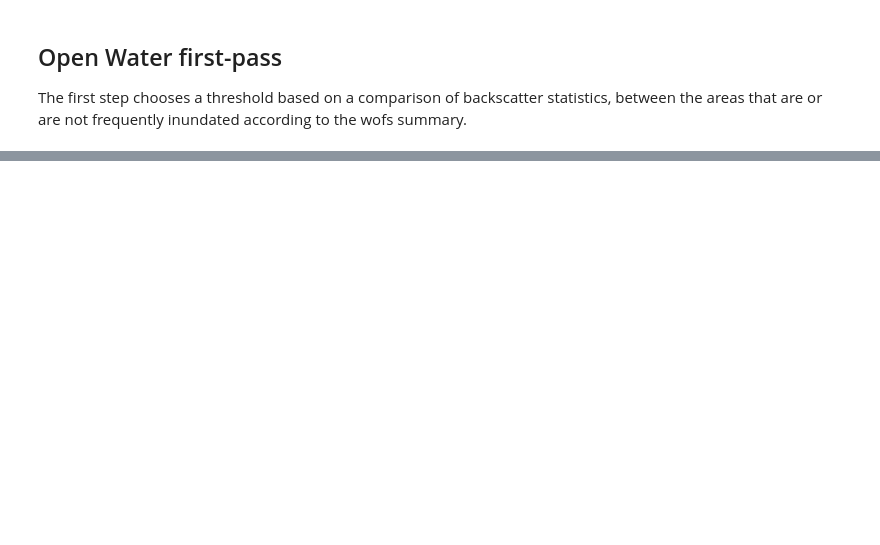
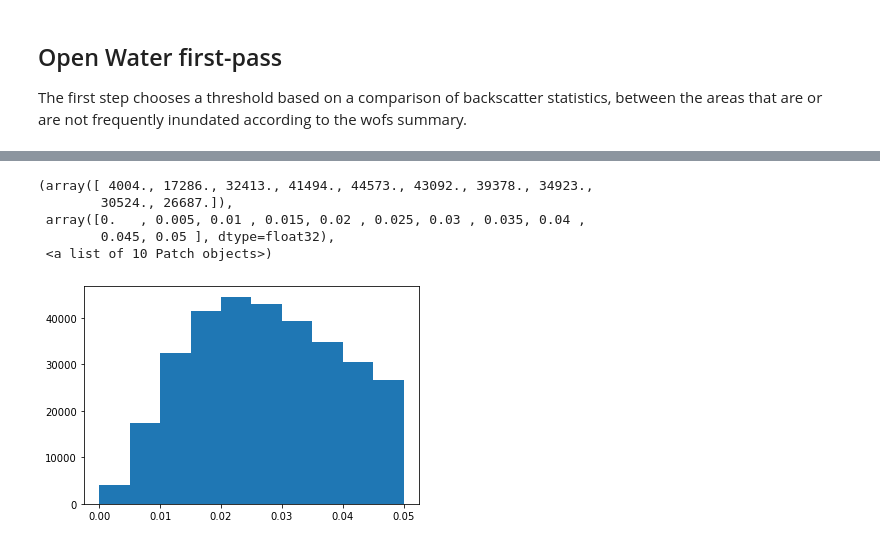
Before and after one commit to GeoscienceAustralia/dea-sar-flood-veg, a Jupyter notebook: notebooks/Example.ipynb, the cells around one changed output, grey strips where cells are left out. Cells and saved outputs as stored; diff of their text form; code cells hidden in the pictures; blank space fills up the shorter version.

```diff
--- a/notebooks/Example.ipynb
+++ b/notebooks/Example.ipynb
@@ -41,0 +65,9 @@ The first step chooses a threshold based on a comparison of backscatter statisti
+# %%
+plt.hist(sar.vv.values[~open_water_expected.values], range=(0, 0.05))
+# %% [output]
+(array([ 4004., 17286., 32413., 41494., 44573., 43092., 39378., 34923.,
+        30524., 26687.]),
+ array([0.   , 0.005, 0.01 , 0.015, 0.02 , 0.025, 0.03 , 0.035, 0.04 ,
+        0.045, 0.05 ], dtype=float32),
+ <a list of 10 Patch objects>)
+[figure, added]
```
Also changed, not shown: parts of 5 cells of this notebook.
